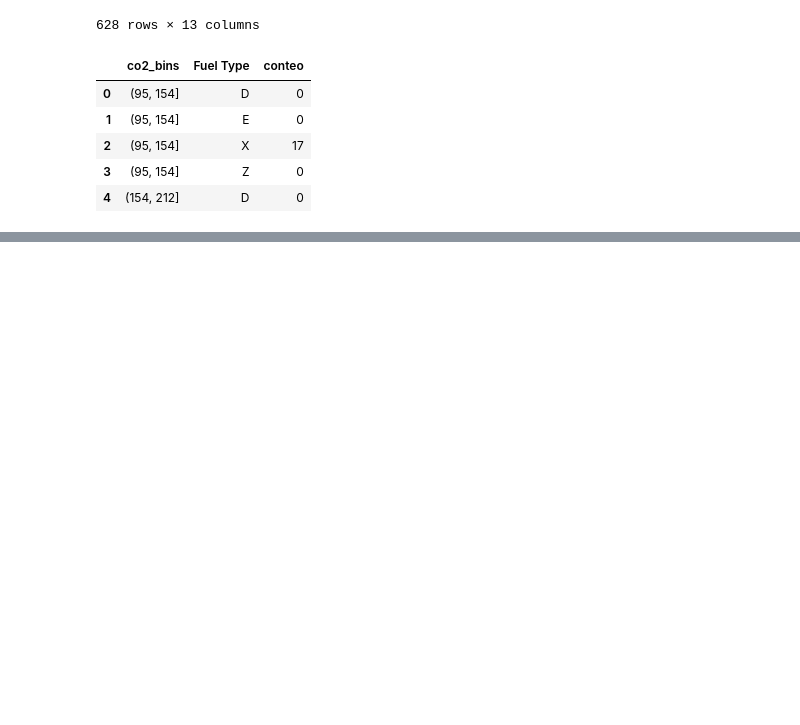
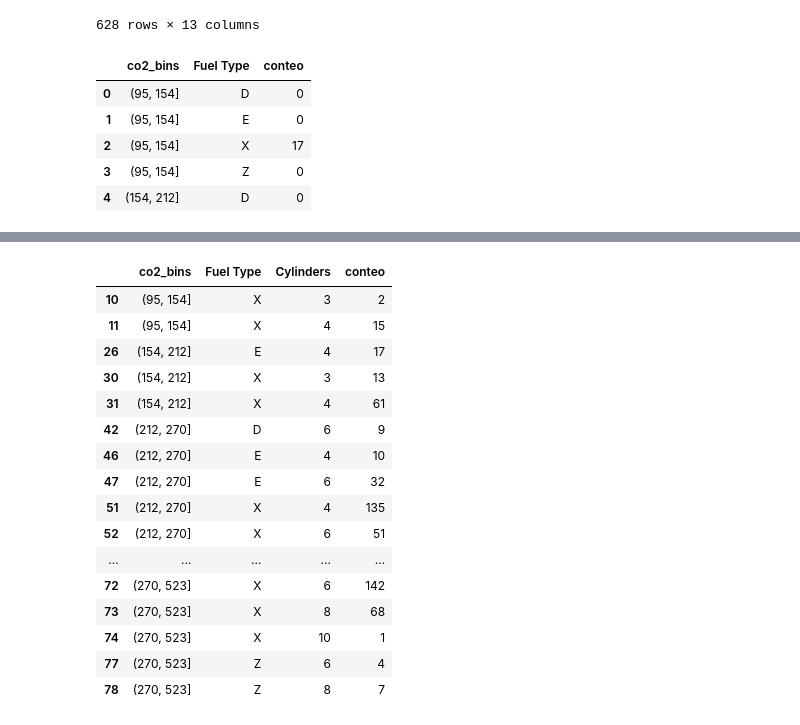
Before and after one commit to danielgqj/PythonAnalytics, a Jupyter notebook: SRC/ejemplo1.ipynb, the cells around one changed output, grey strips where cells are left out. Saved outputs shown, nothing was run; the diff lists cells and outputs as text; code cells hidden in the pictures; blank space fills up the shorter version.

```diff
--- a/SRC/ejemplo1.ipynb
+++ b/SRC/ejemplo1.ipynb
@@ -281,0 +315,21 @@ plt.show()
+# %%
+ford_co2_x_fuel_x_cylinders_sina = ford_co2_x_fuel_x_cylinders[ford_co2_x_fuel_x_cylinders.conteo != 0]
+ford_co2_x_fuel_x_cylinders_sina
+# %% [output]
+|  | co2_bins | Fuel Type | Cylinders | conteo |
+| 10 | (95, 154] | X | 3 | 2 |
+| 11 | (95, 154] | X | 4 | 15 |
+| 26 | (154, 212] | E | 4 | 17 |
+| 30 | (154, 212] | X | 3 | 13 |
+| 31 | (154, 212] | X | 4 | 61 |
+| 42 | (212, 270] | D | 6 | 9 |
+| 46 | (212, 270] | E | 4 | 10 |
+| 47 | (212, 270] | E | 6 | 32 |
+| 51 | (212, 270] | X | 4 | 135 |
+| 52 | (212, 270] | X | 6 | 51 |
+| ... | ... | ... | ... | ... |
+| 72 | (270, 523] | X | 6 | 142 |
+| 73 | (270, 523] | X | 8 | 68 |
+| 74 | (270, 523] | X | 10 | 1 |
+| 77 | (270, 523] | Z | 6 | 4 |
+| 78 | (270, 523] | Z | 8 | 7 |
```
Also changed, not shown: parts of 11 cells of this notebook.
